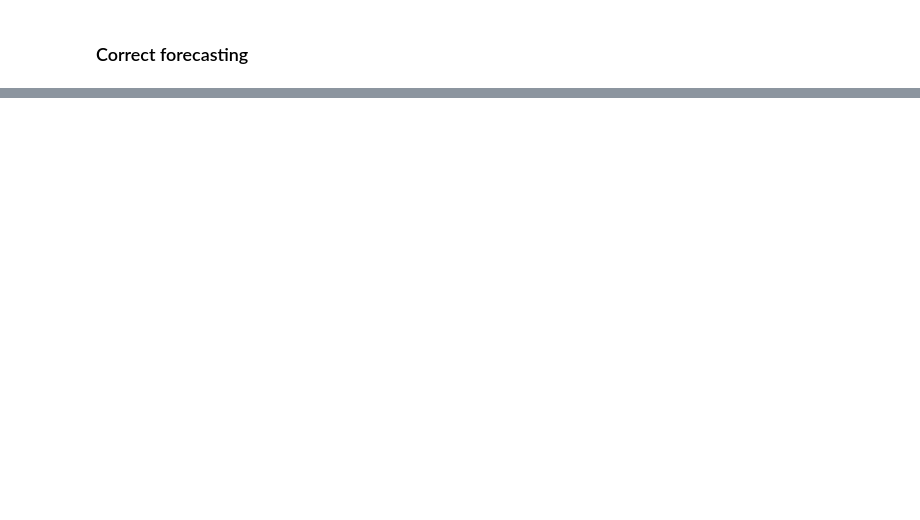
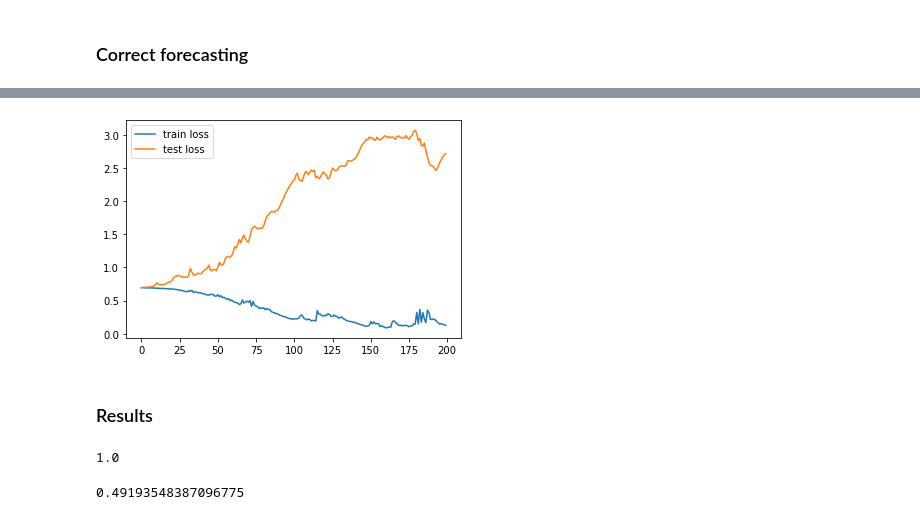
Before and after one commit to tohidabedini/deep-learning-courses, a Jupyter notebook: 03-Udemy - Pytorch/06-Recurrent Neural Networks/6.14-Pytorch Stock Returns.ipynb, the cells around one changed output, grey strips where cells are left out. Drawn from its saved outputs; the diff is of its cells as text; code cells hidden in the pictures; blank space fills up the shorter version.

```diff
--- a/03-Udemy - Pytorch/06-Recurrent Neural Networks/6.14-Pytorch Stock Returns.ipynb
+++ b/03-Udemy - Pytorch/06-Recurrent Neural Networks/6.14-Pytorch Stock Returns.ipynb
@@ -342,0 +352,8 @@ plot_metric(validation_predictions_return, "forecast predictions")
+# %%
+scaler_binary, input_data, Ntrain, N_binary, D_binary, targets = scale_binary(df,T)
+# %%
+X_train_binary, Y_train_binary, X_test_binary, Y_test_binary = create_dataset_binary(Ntrain,T,N_binary,D_binary,input_data,targets)
+# %%
+mode="binary"
+# %%
+model_binary,train_losses_binary, test_losses_binary, device, X_test_binary, y_test_binary, X_train_binary, y_train_binary = create_model_and_train(X_train_binary,Y_train_binary,T=T,N=N_binary,D=D_binary,M=50,L=2,K=1,n_epochs=200,model_type=model_type,mode=mode)
@@ -342,0 +378,15 @@ plot_metric(validation_predictions_return, "forecast predictions")
+# %%
+plot_metric(train_losses_binary, "train loss")
+plot_metric(test_losses_binary, "test loss")
+# %% [output]
+[figure, added]
+# %% [markdown]
+### Results
+# %%
+acc_compouter(model_binary, X_train_binary, y_train_binary, device)
+# %% [output]
+1.0
+# %%
+acc_compouter(model_binary, X_test_binary, y_test_binary, device)
+# %% [output]
+0.49193548387096775
```
Also changed, not shown: parts of 11 cells of this notebook.
